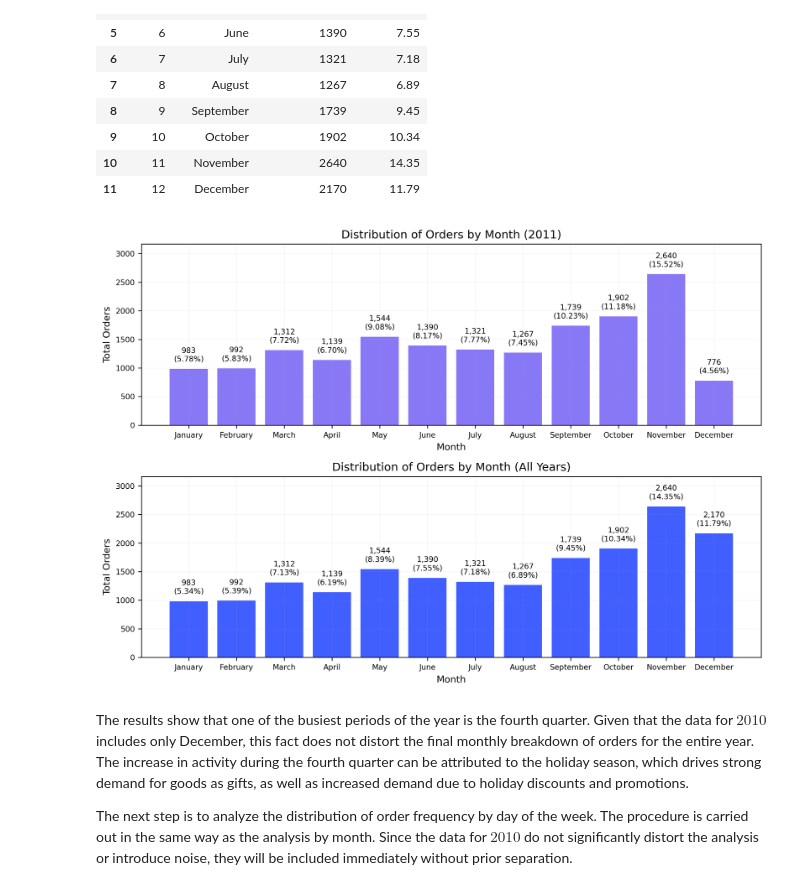
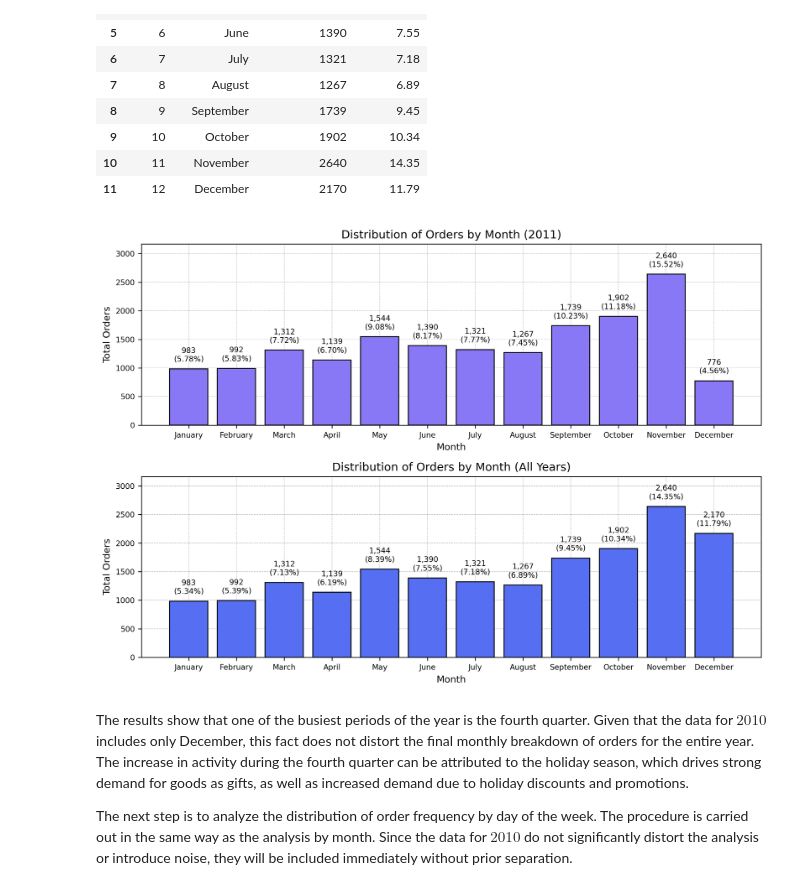
Before and after one commit to RV01011001/project_1-customer-segmentation, a Jupyter notebook: notebooks/03_exploratory_data_analysis.ipynb, the cells around one changed output. Saved outputs shown, nothing was run; the diff lists cells and outputs as text; code cells hidden in the pictures.

```diff
--- a/notebooks/03_exploratory_data_analysis.ipynb
+++ b/notebooks/03_exploratory_data_analysis.ipynb
@@ -1013,7 +1022,9 @@ fig, (ax1, ax2) = plt.subplots(2, 1, figsize = (10, 7), dpi = 300)
 bars1 = ax1.bar(
     month_distribution_2011['month_name'],
     month_distribution_2011['invoice_number'],
-    color = '#8978f5'
+    color = '#8978f5',
+    edgecolor = 'black',
+    zorder = 2
 )
 
 for bar, value, pct in zip(
@@ -1035,42 +1046,44 @@ ax1.set_ylim(0, month_distribution_2011['invoice_number'].max() * 1.2)
 ax1.set_title('Distribution of Orders by Month (2011)', fontsize = 12)
 ax1.set_xlabel('Month', fontsize = 10)
 ax1.set_ylabel('Total Orders', fontsize = 10)
-ax1.grid(alpha = 0.1)
+ax1.grid(alpha = 0.5, color = 'gray', linestyle = '--', linewidth = 0.5)
 ax1.tick_params(axis='both', labelsize = 8)
 
 ## PLot 2
 bars2 = ax2.bar(
     month_distribution_all_years['month_name'],
     month_distribution_all_years['invoice_number'],
-    color = '#415eff'
+    color = '#566ef1',
+    edgecolor = 'black',
+    zorder = 2
 )
 
 for bar, value, pct in zip(
     bars2,
     month_distribution_all_years['invoice_number'],
     month_distribution_all_years['percentage'],
 ):
     ax2.text(
         bar.get_x() + bar.get_width() / 2,
         bar.get_height() + 100,
         f'{value:,}\n({pct:.2f}%)',
         ha='center',
         va='bottom',
         fontsize = 8
     )
 
 ax2.set_ylim(0, month_distribution_2011['invoice_number'].max() * 1.2)
 
 ax2.set_title('Distribution of Orders by Month (All Years)', fontsize = 12)
 ax2.set_xlabel('Month', fontsize = 10)
 ax2.set_ylabel('Total Orders', fontsize = 10)
-ax2.grid(alpha = 0.1)
+ax2.grid(alpha = 0.5, color = 'gray', linestyle = '--', linewidth = 0.5)
 ax2.tick_params(axis='both', labelsize = 8)
 
 plt.tight_layout()
 plt.show()
 # %% [output]
-[figure, old version]
+[figure, new version]
 # %% [markdown]
 The results show that one of the busiest periods of the year is the fourth quarter. Given that the data for $2010$ includes only December, this fact does not distort the final monthly breakdown of orders for the entire year. The increase in activity during the fourth quarter can be attributed to the holiday season, which drives strong demand for goods as gifts, as well as increased demand due to holiday discounts and promotions.
 
```
Also changed, not shown: parts of 13 cells of this notebook.
